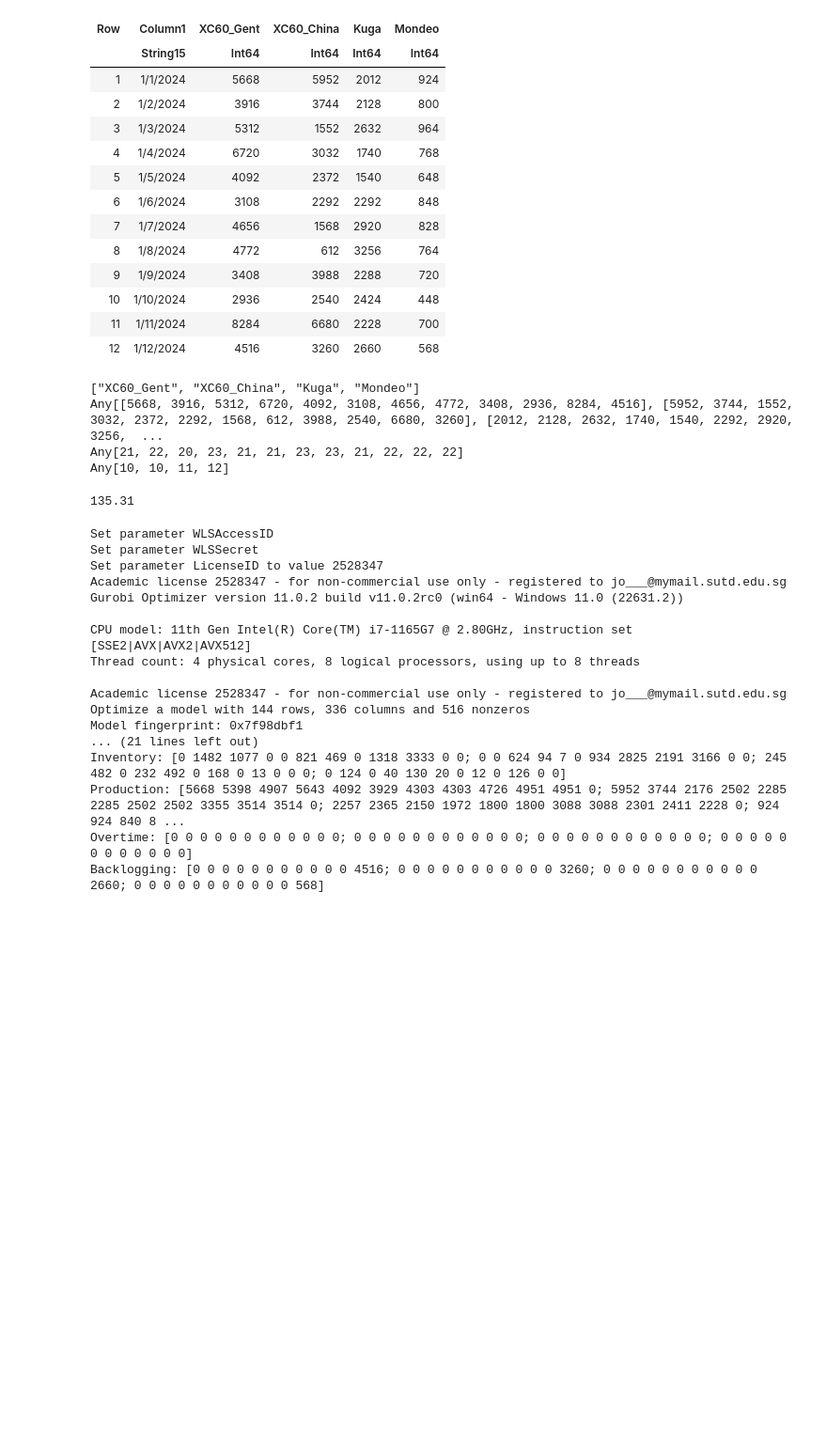
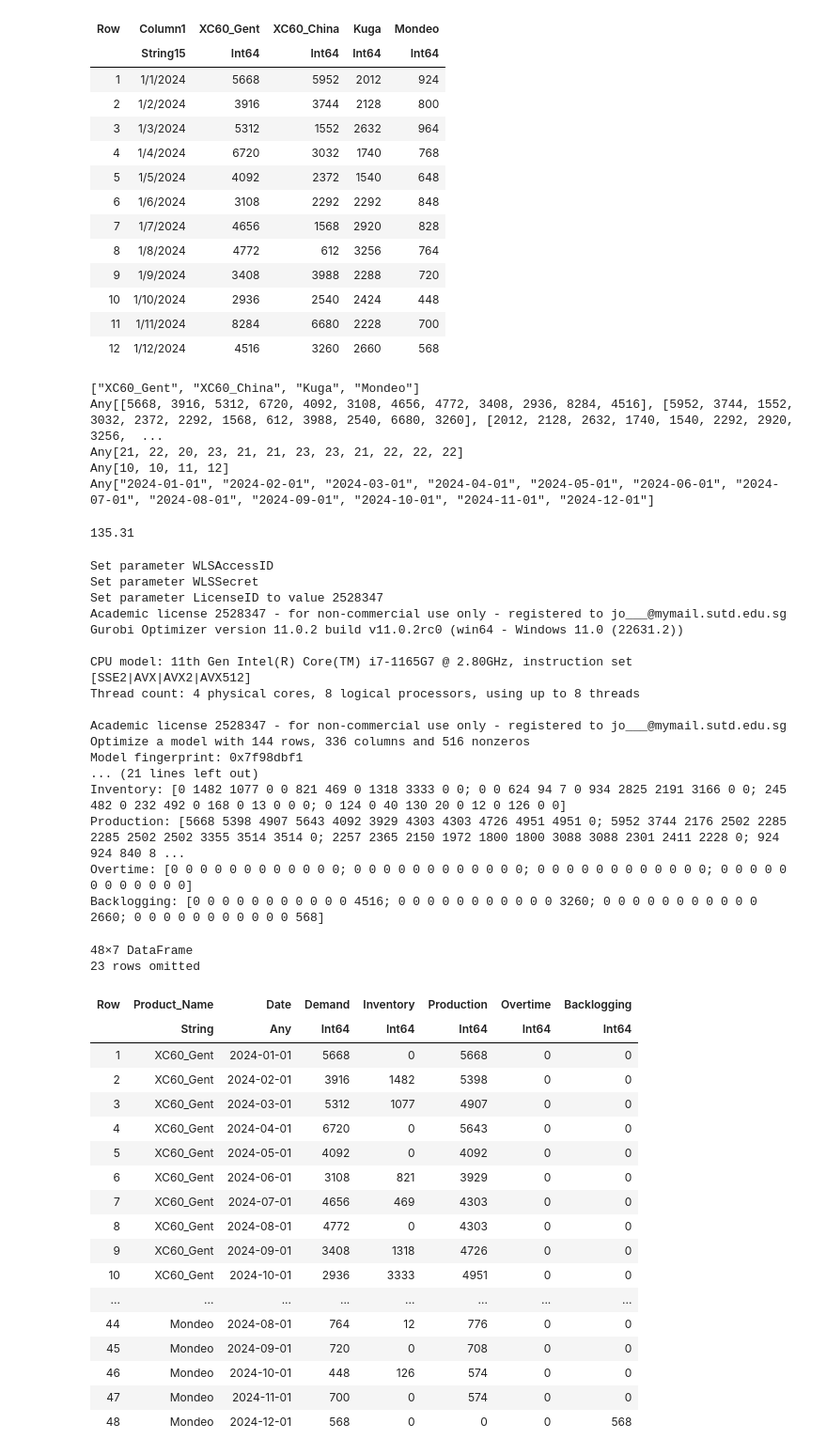
Before and after one commit to YanZuJ/LPGenie, a Jupyter notebook: Backend.ipynb, the cells around one changed output. Shown at 94% size. Cells and saved outputs as stored; diff of their text form; code cells hidden in the pictures; blank space fills up the shorter version.

```diff
--- a/Backend.ipynb
+++ b/Backend.ipynb
@@ -57,6 +58,17 @@ for col in 2:ncol(data)
 end
 println(productivity_K)
 
+#Date list, to be input
+date_list = []
+date_input_format = DateFormat("dd/mm/yyyy")
+date_output_format = DateFormat("yyyy-mm-dd")
+for row in 1:time_horizon_T
+    date_obj = Date(data[row,1],date_input_format)
+    formatted_date_obj = Dates.format(date_obj,date_output_format)
+    push!(date_list,formatted_date_obj)
+end
+println(date_list)
+
 #to be inserted: obtain tao values from new dataframe
 
 # Initialise Costs
@@ -72,6 +84,7 @@ cost_backlogging_cB = 135.31  #Cost of Backlogging per overtime unit
 Any[[5668, 3916, 5312, 6720, 4092, 3108, 4656, 4772, 3408, 2936, 8284, 4516], [5952, 3744, 1552, 3032, 2372, 2292, 1568, 612, 3988, 2540, 6680, 3260], [2012, 2128, 2632, 1740, 1540, 2292, 2920, 3256,  ...
 Any[21, 22, 20, 23, 21, 21, 23, 23, 21, 22, 22, 22]
 Any[10, 10, 11, 12]
+Any["2024-01-01", "2024-02-01", "2024-03-01", "2024-04-01", "2024-05-01", "2024-06-01", "2024-07-01", "2024-08-01", "2024-09-01", "2024-10-01", "2024-11-01", "2024-12-01"]
 135.31
 # %%
 # Initialize the model
@@ -120,32 +133,80 @@ end
 
 # Solve the model
 optimize!(model)
 
-#retrieve Values
+#retrieve printed Values
 println("Objective value: ", objective_value(model))
 println("Workers: ", round.(Int,value.(workerlevel_W)))
 println("Hired: ", round.(Int,value.(hired_H)))
 println("Fired: ", round.(Int,value.(fired_F)))
 println("Inventory: ", round.(Int,value.(inventory_I)))
 println("Production: ", round.(Int,value.(production_P)))
 println("Overtime: ", round.(Int,value.(overtime_O)))
 println("Backlogging: ", round.(Int,value.(backlogging_B)))
+
+#Update to rounded values
+workerlevel_W = round.(Int,value.(workerlevel_W))
+hired_H = round.(Int,value.(hired_H))
+fired_F =  round.(Int,value.(fired_F))
+inventory_I = round.(Int,value.(inventory_I))
+production_P = round.(Int,value.(production_P))
+overtime_O = round.(Int,value.(overtime_O))
+backlogging_B = round.(Int,value.(backlogging_B))
+
+#retrieve values in a DataFrames for plotting of graphs
+worker_df = DataFrame(
+    Product_Name = repeat(product_names, inner = time_horizon_T),
+    Date = repeat(date_list, outer = num_products_p),
+    Worker_Level = collect(Iterators.flatten(eachrow(workerlevel_W))),
+    Workers_Hired = collect(Iterators.flatten(eachrow(hired_H))),
+    Workers_Fired = collect(Iterators.flatten(eachrow(fired_F))),
+)
+
+production_df = DataFrame(
+    Product_Name = repeat(product_names, inner = time_horizon_T),
+    Date = repeat(date_list, outer = num_products_p),
+    Demand = vcat(demand_D...),
+    Inventory = collect(Iterators.flatten(eachrow(inventory_I))),
+    Production = collect(Iterators.flatten(eachrow(production_P))),
+    Overtime = collect(Iterators.flatten(eachrow(overtime_O))),
+    Backlogging = collect(Iterators.flatten(eachrow(backlogging_B))),
+)
 # %% [output]
 Set parameter WLSAccessID
 Set parameter WLSSecret
 Set parameter LicenseID to value 2528347
 Academic license 2528347 - for non-commercial use only - registered to jo___@mymail.sutd.edu.sg
 Gurobi Optimizer version 11.0.2 build v11.0.2rc0 (win64 - Windows 11.0 (22631.2))
 
 CPU model: 11th Gen Intel(R) Core(TM) i7-1165G7 @ 2.80GHz, instruction set [SSE2|AVX|AVX2|AVX512]
 Thread count: 4 physical cores, 8 logical processors, using up to 8 threads
 
 Academic license 2528347 - for non-commercial use only - registered to jo___@mymail.sutd.edu.sg
 Optimize a model with 144 rows, 336 columns and 516 nonzeros
 Model fingerprint: 0x7f98dbf1
 ... (21 lines left out)
 Inventory: [0 1482 1077 0 0 821 469 0 1318 3333 0 0; 0 0 624 94 7 0 934 2825 2191 3166 0 0; 245 482 0 232 492 0 168 0 13 0 0 0; 0 124 0 40 130 20 0 12 0 126 0 0]
 Production: [5668 5398 4907 5643 4092 3929 4303 4303 4726 4951 4951 0; 5952 3744 2176 2502 2285 2285 2502 2502 3355 3514 3514 0; 2257 2365 2150 1972 1800 1800 3088 3088 2301 2411 2228 0; 924 924 840 8 ...
 Overtime: [0 0 0 0 0 0 0 0 0 0 0 0; 0 0 0 0 0 0 0 0 0 0 0 0; 0 0 0 0 0 0 0 0 0 0 0 0; 0 0 0 0 0 0 0 0 0 0 0 0]
 Backlogging: [0 0 0 0 0 0 0 0 0 0 0 4516; 0 0 0 0 0 0 0 0 0 0 0 3260; 0 0 0 0 0 0 0 0 0 0 0 2660; 0 0 0 0 0 0 0 0 0 0 0 568]
+48×7 DataFrame
+23 rows omitted
+| Row | Product_Name | Date | Demand | Inventory | Production | Overtime | Backlogging |
+|  | String | Any | Int64 | Int64 | Int64 | Int64 | Int64 |
+| 1 | XC60_Gent | 2024-01-01 | 5668 | 0 | 5668 | 0 | 0 |
+| 2 | XC60_Gent | 2024-02-01 | 3916 | 1482 | 5398 | 0 | 0 |
+| 3 | XC60_Gent | 2024-03-01 | 5312 | 1077 | 4907 | 0 | 0 |
+| 4 | XC60_Gent | 2024-04-01 | 6720 | 0 | 5643 | 0 | 0 |
+| 5 | XC60_Gent | 2024-05-01 | 4092 | 0 | 4092 | 0 | 0 |
+| 6 | XC60_Gent | 2024-06-01 | 3108 | 821 | 3929 | 0 | 0 |
+| 7 | XC60_Gent | 2024-07-01 | 4656 | 469 | 4303 | 0 | 0 |
+| 8 | XC60_Gent | 2024-08-01 | 4772 | 0 | 4303 | 0 | 0 |
+| 9 | XC60_Gent | 2024-09-01 | 3408 | 1318 | 4726 | 0 | 0 |
+| 10 | XC60_Gent | 2024-10-01 | 2936 | 3333 | 4951 | 0 | 0 |
+| ... | ... | ... | ... | ... | ... | ... | ... |
+| 44 | Mondeo | 2024-08-01 | 764 | 12 | 776 | 0 | 0 |
+| 45 | Mondeo | 2024-09-01 | 720 | 0 | 708 | 0 | 0 |
+| 46 | Mondeo | 2024-10-01 | 448 | 126 | 574 | 0 | 0 |
+| 47 | Mondeo | 2024-11-01 | 700 | 0 | 574 | 0 | 0 |
+| 48 | Mondeo | 2024-12-01 | 568 | 0 | 0 | 0 | 568 |
 # %%
```
Also changed, not shown: parts of 4 cells of this notebook, 7 other files.
